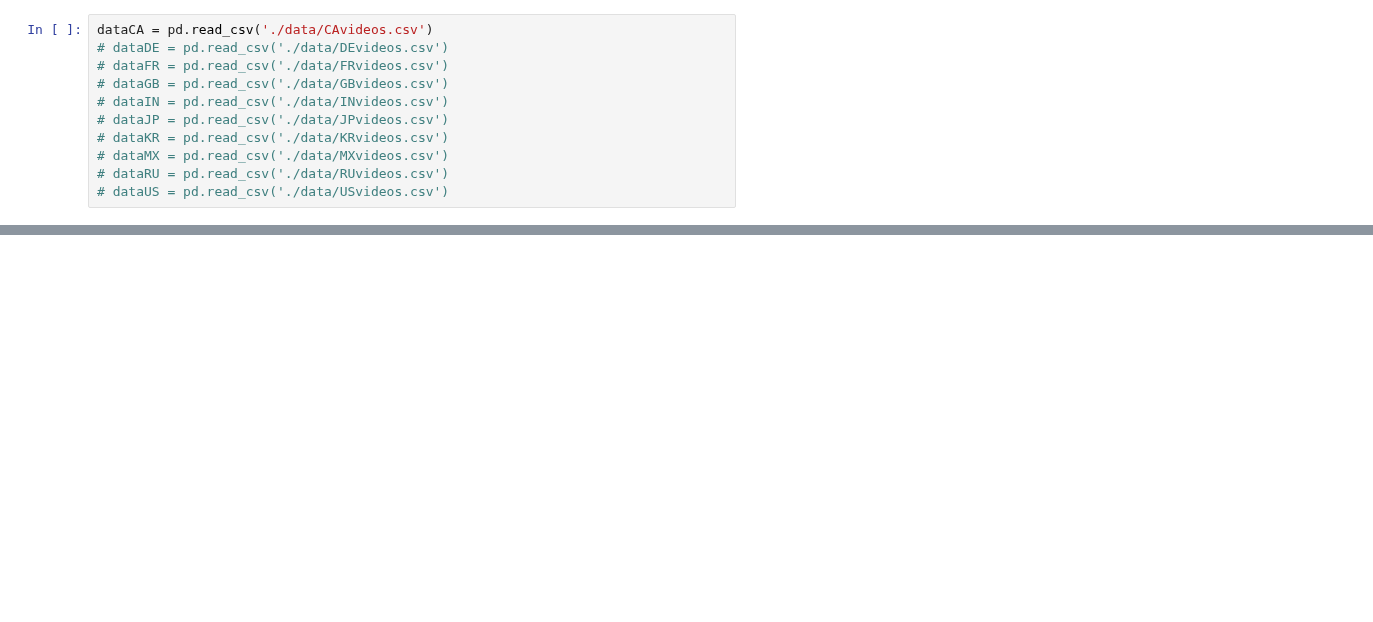
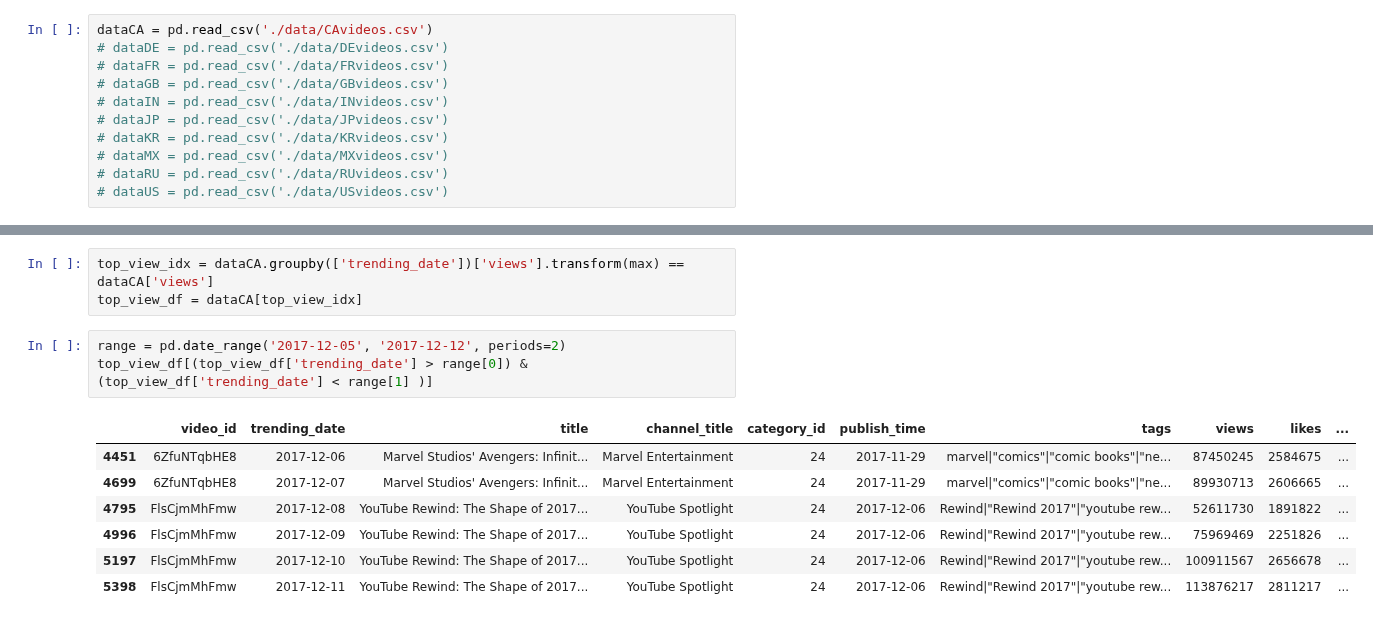
Before and after one commit to Harsh-2420/kaggle, a Jupyter notebook: Youtube/youtube-analysis.ipynb, the cells around one changed output, grey strips where cells are left out. Drawn from its saved outputs; the diff is of its cells as text; blank space fills up the shorter version.

```diff
--- a/Youtube/youtube-analysis.ipynb
+++ b/Youtube/youtube-analysis.ipynb
@@ -50,0 +49,14 @@ dataCA
+# %%
+top_view_idx = dataCA.groupby(['trending_date'])['views'].transform(max) == dataCA['views']
+top_view_df = dataCA[top_view_idx]
+# %%
+range = pd.date_range('2017-12-05', '2017-12-12', periods=2)
+top_view_df[(top_view_df['trending_date'] > range[0]) & (top_view_df['trending_date'] < range[1] )]
+# %% [output]
+|  | video_id | trending_date | title | channel_title | category_id | publish_time | tags | views | likes | ... |
+| 4451 | 6ZfuNTqbHE8 | 2017-12-06 | Marvel Studios' Avengers: Infinit... | Marvel Entertainment | 24 | 2017-11-29 | marvel|"comics"|"comic books"|"ne... | 87450245 | 2584675 | ... |
+| 4699 | 6ZfuNTqbHE8 | 2017-12-07 | Marvel Studios' Avengers: Infinit... | Marvel Entertainment | 24 | 2017-11-29 | marvel|"comics"|"comic books"|"ne... | 89930713 | 2606665 | ... |
+| 4795 | FlsCjmMhFmw | 2017-12-08 | YouTube Rewind: The Shape of 2017... | YouTube Spotlight | 24 | 2017-12-06 | Rewind|"Rewind 2017"|"youtube rew... | 52611730 | 1891822 | ... |
+| 4996 | FlsCjmMhFmw | 2017-12-09 | YouTube Rewind: The Shape of 2017... | YouTube Spotlight | 24 | 2017-12-06 | Rewind|"Rewind 2017"|"youtube rew... | 75969469 | 2251826 | ... |
+| 5197 | FlsCjmMhFmw | 2017-12-10 | YouTube Rewind: The Shape of 2017... | YouTube Spotlight | 24 | 2017-12-06 | Rewind|"Rewind 2017"|"youtube rew... | 100911567 | 2656678 | ... |
+| 5398 | FlsCjmMhFmw | 2017-12-11 | YouTube Rewind: The Shape of 2017... | YouTube Spotlight | 24 | 2017-12-06 | Rewind|"Rewind 2017"|"youtube rew... | 113876217 | 2811217 | ... |
```
Also changed, not shown: parts of 7 cells of this notebook.
